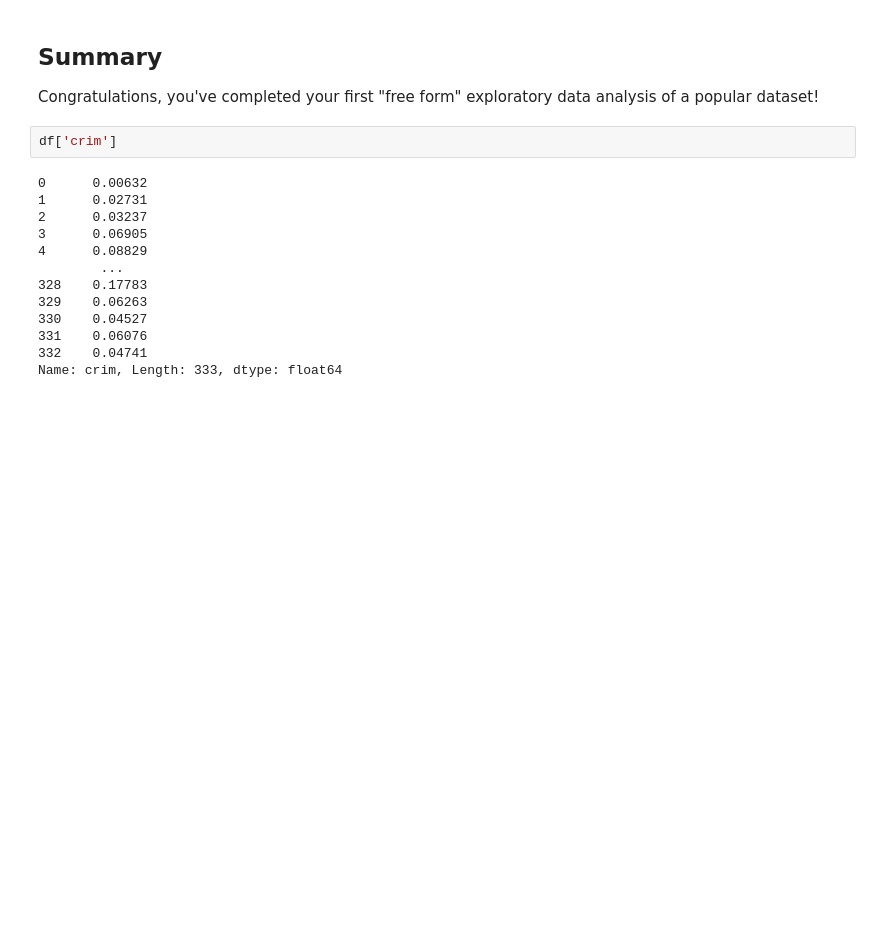
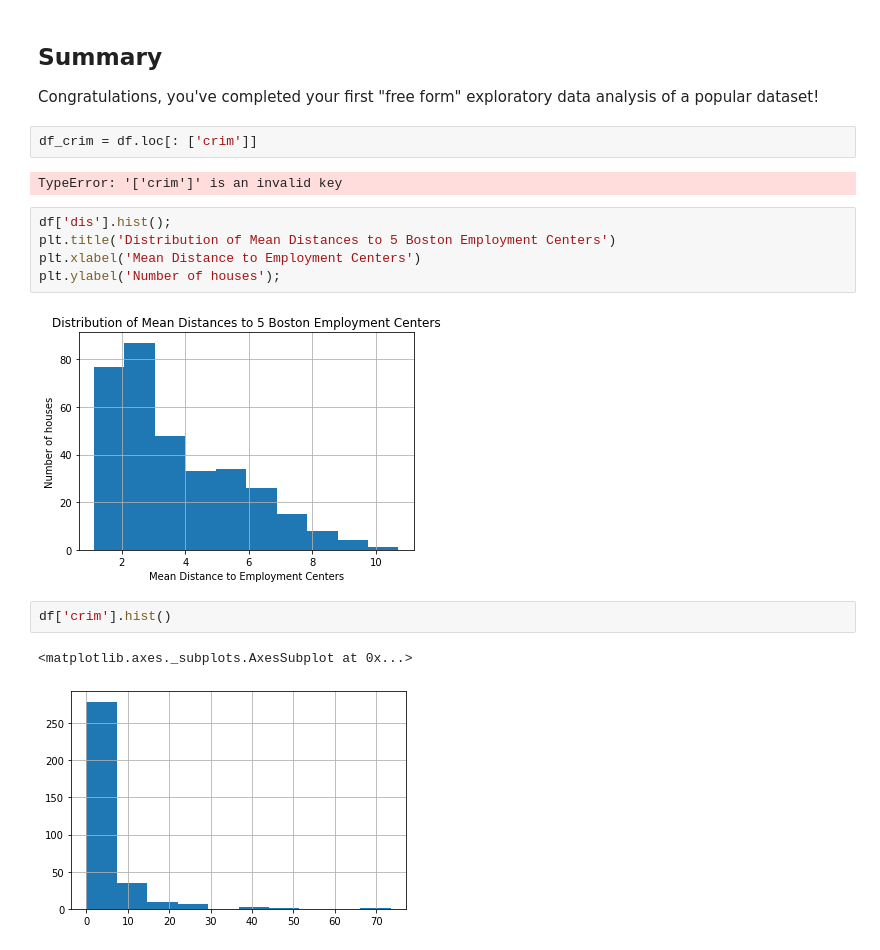
Before and after one commit to djiadjia64/dsc-project-eda-with-pandas-online-ds-ft-120919, a Jupyter notebook: index.ipynb, the cells around one changed output. Cells and saved outputs as stored; diff of their text form; blank space fills up the shorter version.

```diff
--- a/index.ipynb
+++ b/index.ipynb
@@ -76,18 +76,19 @@ array([[<matplotlib.axes._subplots.AxesSubplot object at 0x...>,
 ## Summary
 
 Congratulations, you've completed your first "free form" exploratory data analysis of a popular dataset!
+# %%
+df_crim = df.loc[: ['crim']]
+# %% [output]
+TypeError: '['crim']' is an invalid key
+# %%
+df['dis'].hist();
+plt.title('Distribution of Mean Distances to 5 Boston Employment Centers')
+plt.xlabel('Mean Distance to Employment Centers')
+plt.ylabel('Number of houses');
+# %% [output]
+[figure, added]
 # %%
-df['crim']
+df['crim'].hist()
 # %% [output]
-0      0.00632
-1      0.02731
-2      0.03237
-3      0.06905
-4      0.08829
-        ...
-328    0.17783
-329    0.06263
-330    0.04527
-331    0.06076
-332    0.04741
-Name: crim, Length: 333, dtype: float64
+<matplotlib.axes._subplots.AxesSubplot at 0x...>
+[figure, added]
```
Also changed, not shown: parts of 2 cells of this notebook.
